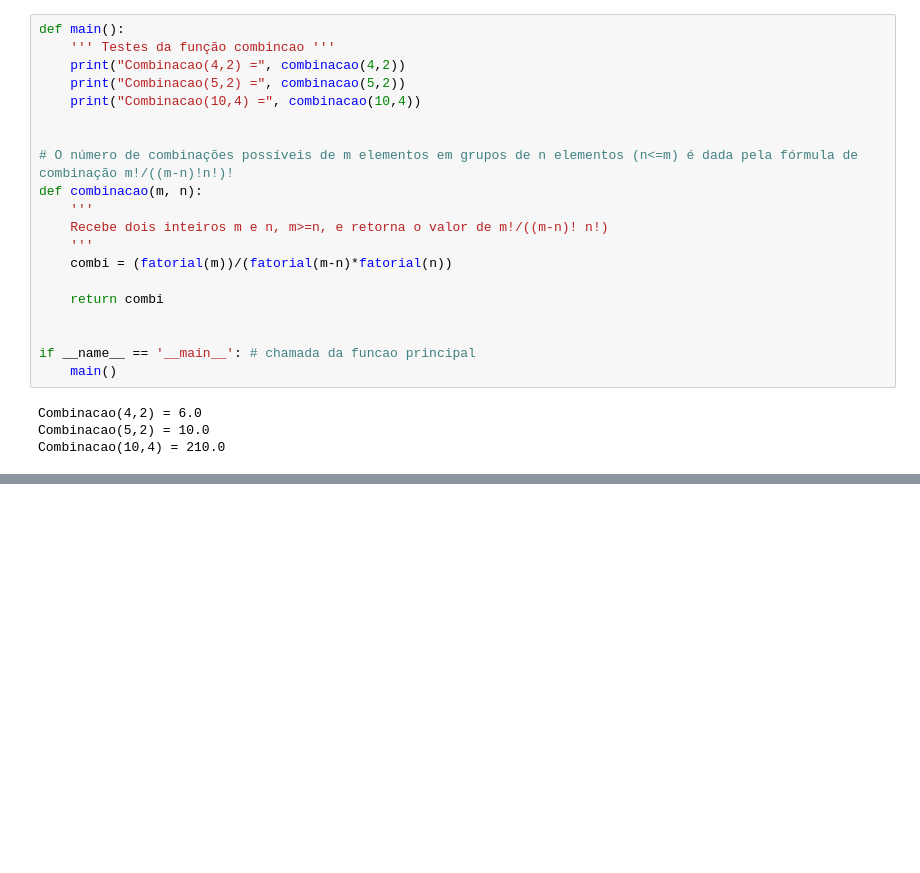
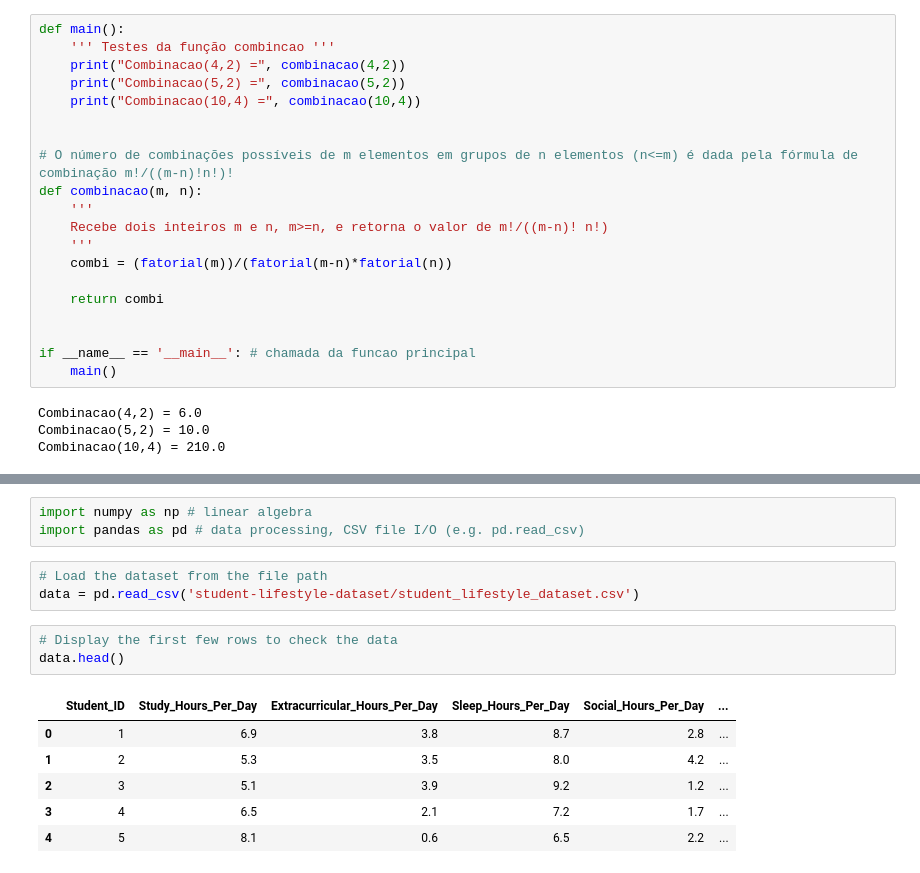
Before and after one commit to jesusossian/scientific_prog, a Jupyter notebook: tutoriais/11_aplicacoes.ipynb, the cells around one changed output, grey strips where cells are left out. Cells and saved outputs as stored; diff of their text form; blank space fills up the shorter version.

```diff
--- a/tutoriais/11_aplicacoes.ipynb
+++ b/tutoriais/11_aplicacoes.ipynb
@@ -70,0 +98,16 @@ Combinacao(10,4) = 210.0
+# %%
+import numpy as np # linear algebra
+import pandas as pd # data processing, CSV file I/O (e.g. pd.read_csv)
+# %%
+# Load the dataset from the file path
+data = pd.read_csv('student-lifestyle-dataset/student_lifestyle_dataset.csv')
+# %%
+# Display the first few rows to check the data
+data.head()
+# %% [output]
+|  | Student_ID | Study_Hours_Per_Day | Extracurricular_Hours_Per_Day | Sleep_Hours_Per_Day | Social_Hours_Per_Day | ... |
+| 0 | 1 | 6.9 | 3.8 | 8.7 | 2.8 | ... |
+| 1 | 2 | 5.3 | 3.5 | 8.0 | 4.2 | ... |
+| 2 | 3 | 5.1 | 3.9 | 9.2 | 1.2 | ... |
+| 3 | 4 | 6.5 | 2.1 | 7.2 | 1.7 | ... |
+| 4 | 5 | 8.1 | 0.6 | 6.5 | 2.2 | ... |
```
Also changed, not shown: parts of 21 cells of this notebook, 1 other file.
